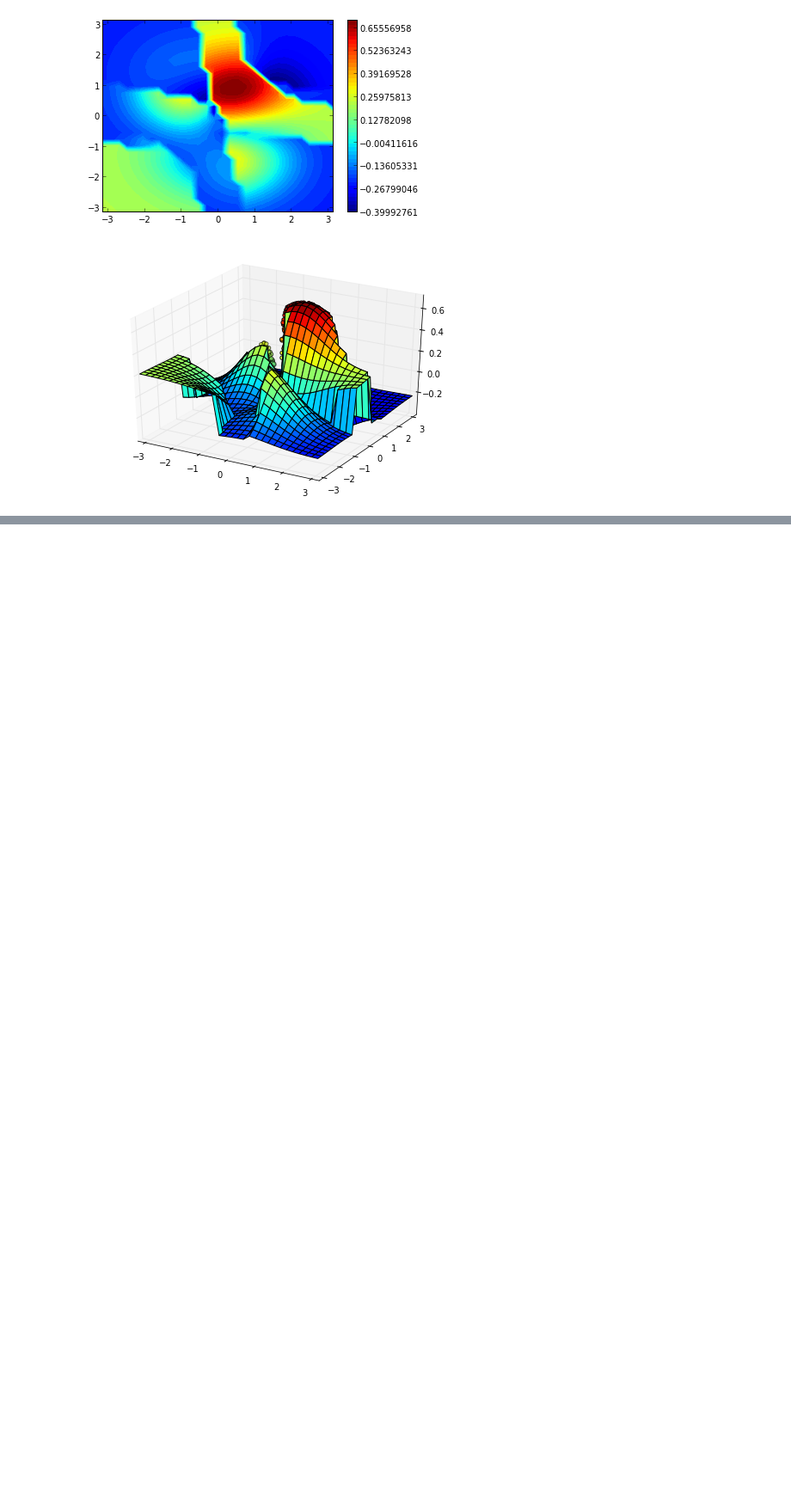
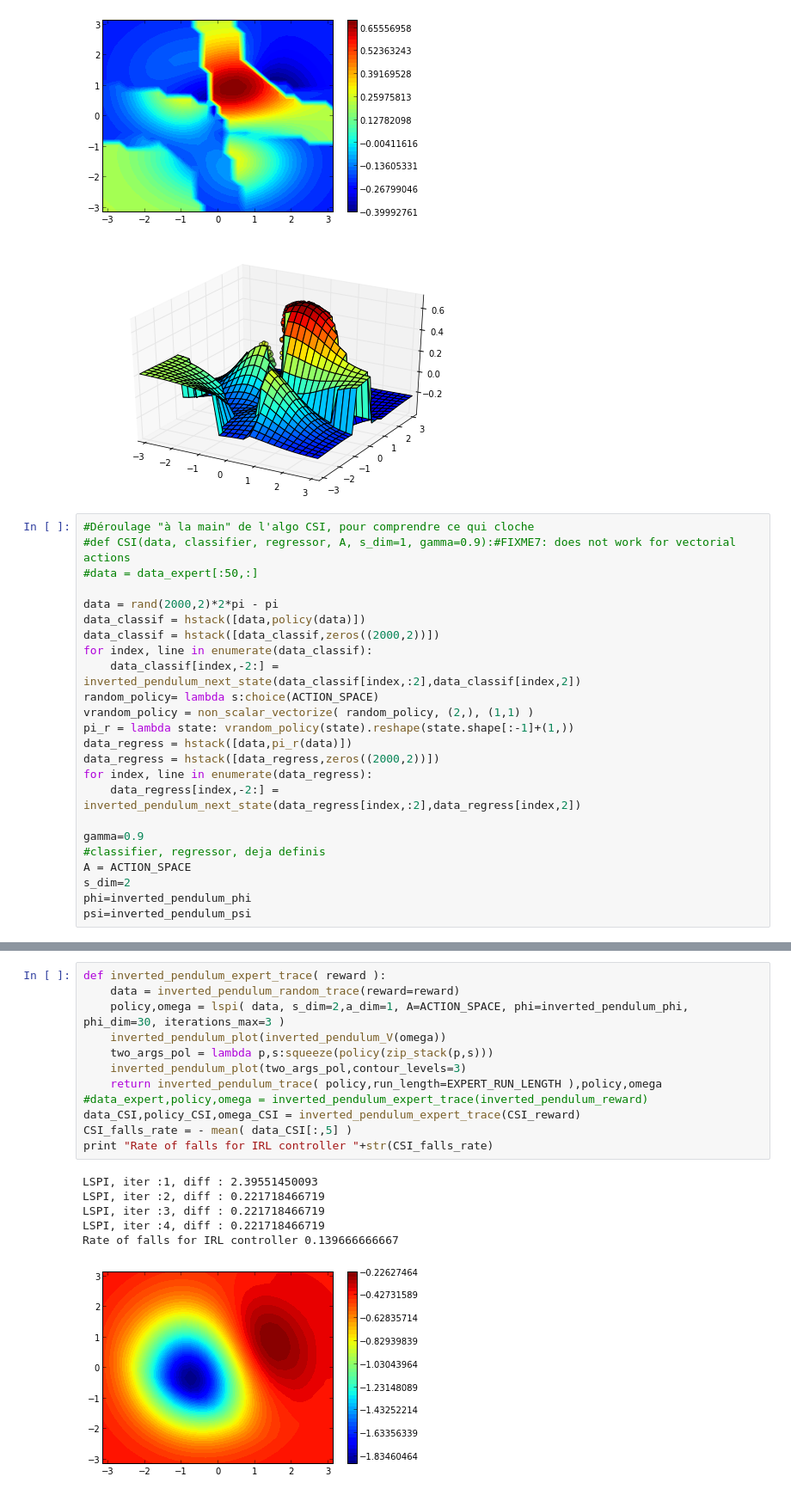
Before and after one commit to edouardklein/RL-and-IRL, a Jupyter notebook: Exp1.ipynb, the cells around one changed output, grey strips where cells are left out. Shown at 86% size. Cells and saved outputs as stored; diff of their text form; blank space fills up the shorter version.

```diff
--- a/Exp1.ipynb
+++ b/Exp1.ipynb
@@ -506,4 +506,28 @@ Regressor : data, a and b shapes and s_dim: (1000, 4)(1000, 30)(1000, 1)3
 Regressor : x.shape : (30, 1)
 [figure]
 [figure]
+# %%
+#Déroulage "à la main" de l'algo CSI, pour comprendre ce qui cloche
+#def CSI(data, classifier, regressor, A, s_dim=1, gamma=0.9):#FIXME7: does not work for vectorial actions
+#data = data_expert[:50,:]
+
+data = rand(2000,2)*2*pi - pi
+data_classif = hstack([data,policy(data)])
+data_classif = hstack([data_classif,zeros((2000,2))])
+for index, line in enumerate(data_classif):
+    data_classif[index,-2:] = inverted_pendulum_next_state(data_classif[index,:2],data_classif[index,2])
+random_policy= lambda s:choice(ACTION_SPACE)
+vrandom_policy = non_scalar_vectorize( random_policy, (2,), (1,1) )
+pi_r = lambda state: vrandom_policy(state).reshape(state.shape[:-1]+(1,))
+data_regress = hstack([data,pi_r(data)])
+data_regress = hstack([data_regress,zeros((2000,2))])
+for index, line in enumerate(data_regress):
+    data_regress[index,-2:] = inverted_pendulum_next_state(data_regress[index,:2],data_regress[index,2])
+
+gamma=0.9
+#classifier, regressor, deja definis
+A = ACTION_SPACE
+s_dim=2
+phi=inverted_pendulum_phi
+psi=inverted_pendulum_psi
 # %%
@@ -687,0 +662,19 @@ Rate of falls for IRL controller 0.078
+# %%
+def inverted_pendulum_expert_trace( reward ):
+    data = inverted_pendulum_random_trace(reward=reward)
+    policy,omega = lspi( data, s_dim=2,a_dim=1, A=ACTION_SPACE, phi=inverted_pendulum_phi, phi_dim=30, iterations_max=3 )
+    inverted_pendulum_plot(inverted_pendulum_V(omega))
+    two_args_pol = lambda p,s:squeeze(policy(zip_stack(p,s)))
+    inverted_pendulum_plot(two_args_pol,contour_levels=3)
+    return inverted_pendulum_trace( policy,run_length=EXPERT_RUN_LENGTH ),policy,omega
+#data_expert,policy,omega = inverted_pendulum_expert_trace(inverted_pendulum_reward)
+data_CSI,policy_CSI,omega_CSI = inverted_pendulum_expert_trace(CSI_reward)
+CSI_falls_rate = - mean( data_CSI[:,5] )
+print "Rate of falls for IRL controller "+str(CSI_falls_rate)
+# %% [output]
+LSPI, iter :1, diff : 2.39551450093
+LSPI, iter :2, diff : 0.221718466719
+LSPI, iter :3, diff : 0.221718466719
+LSPI, iter :4, diff : 0.221718466719
+Rate of falls for IRL controller 0.139666666667
+[figure, added]
```
Also changed, not shown: parts of 5 cells of this notebook, 1 other file.
